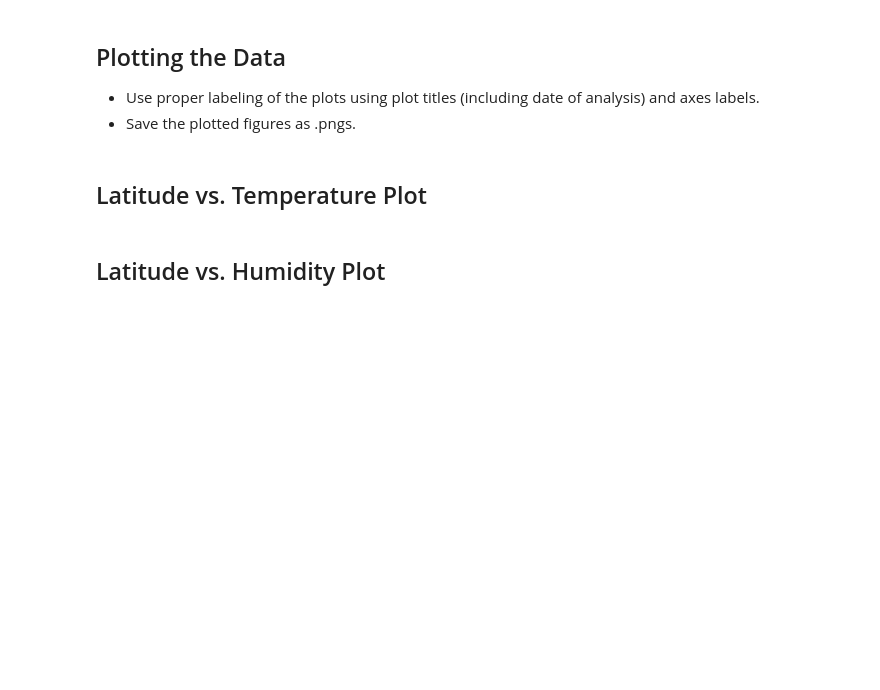
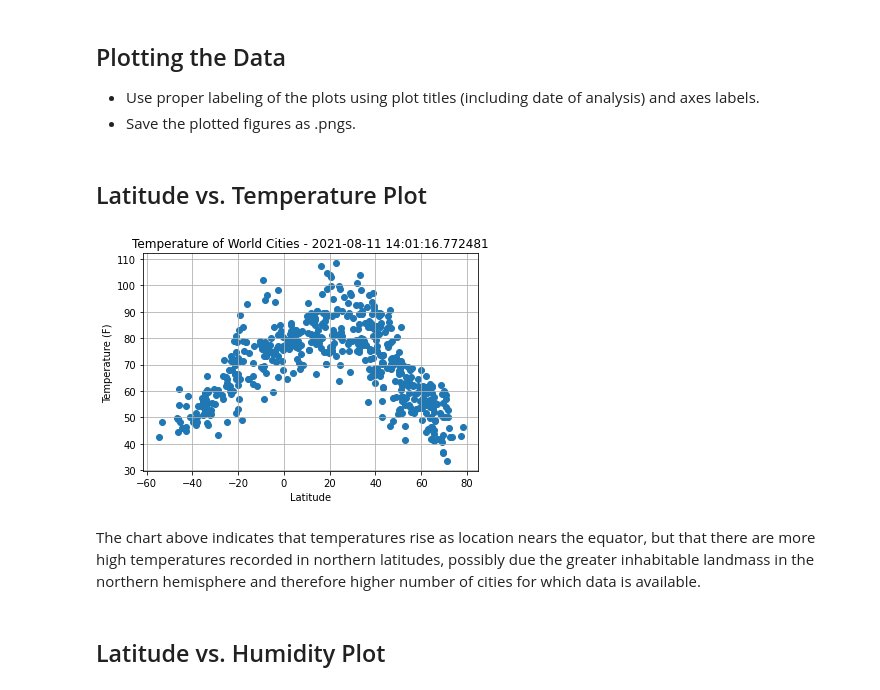
Before and after one commit to gregbehnke24x7/python-api-challenge, a Jupyter notebook: WeatherPy/weatherPy.ipynb, the cells around one changed output. Saved outputs shown, nothing was run; the diff lists cells and outputs as text; code cells hidden in the pictures; blank space fills up the shorter version.

```diff
--- a/WeatherPy/weatherPy.ipynb
+++ b/WeatherPy/weatherPy.ipynb
@@ -59,3 +123,19 @@ len(cities)
 ### Convert Raw Data to DataFrame
 * Export the city data into a .csv.
 * Display the DataFrame
+# %%
+# create a data frame from cities, lat, lon, temp, humid, cover and wind
+weather_dict = {
+    "country":country,
+    "city": found,
+    "lat": lat,
+    "lon": lon,
+    "temp": temp,
+    "max_temp": temp_max,
+    "humid": humid,
+    "cover": cover,
+    "wind": wind}
+
+cities_df = pd.DataFrame(weather_dict)
+# save the API data to file
+cities_df.to_csv("output_data/cities.csv", index=False, header=True)
@@ -66,2 +169,7 @@ Skip this step if there are no cities that have humidity > 100%.
 # %%
 #  Get the indices of cities that have humidity over 100%.
+index = cities_df.index
+too_humid = cities_df["humid"] > 100
+too_humid_index = index[too_humid]
+too_humid_list = too_humid_index.tolist()
+print(too_humid_list)
@@ -68,3 +178,4 @@ Skip this step if there are no cities that have humidity > 100%.
 # %%
 # Make a new DataFrame equal to the city data to drop all humidity outliers by index.
 # Passing "inplace=False" will make a copy of the city_data DataFrame, which we call "clean_city_data".
+cool_cities_df = cities_df.drop(too_humid_index, inplace=False)
@@ -74,5 +198,27 @@ Skip this step if there are no cities that have humidity > 100%.
 * Save the plotted figures as .pngs.
 # %% [markdown]
 ## Latitude vs. Temperature Plot
+# %%
+# Current date time in local system
+current_dt = datetime.now()
+
+plt.scatter(cool_cities_df["lat"], cool_cities_df["temp"], marker="o")
+
+# titles, etc.
+title = f"Temperature of World Cities - {current_dt}"
+plt.title(title)
+plt.ylabel("Temperature (F)")
+plt.xlabel("Latitude")
+plt.grid(True)
+
+# Save the figure
+plt.savefig("output_data/TemperatureofWorldCities.png")
+
+# Show plot
+plt.show()
+# %% [output]
+[figure, added]
+# %% [markdown]
+The chart above indicates that temperatures rise as location nears the equator, but that there are more high temperatures recorded in northern latitudes, possibly due the greater inhabitable landmass in the northern hemisphere and therefore higher number of cities for which data is available.
 # %% [markdown]
 ## Latitude vs. Humidity Plot
```
Also changed, not shown: parts of 30 cells of this notebook, 8 other files.
